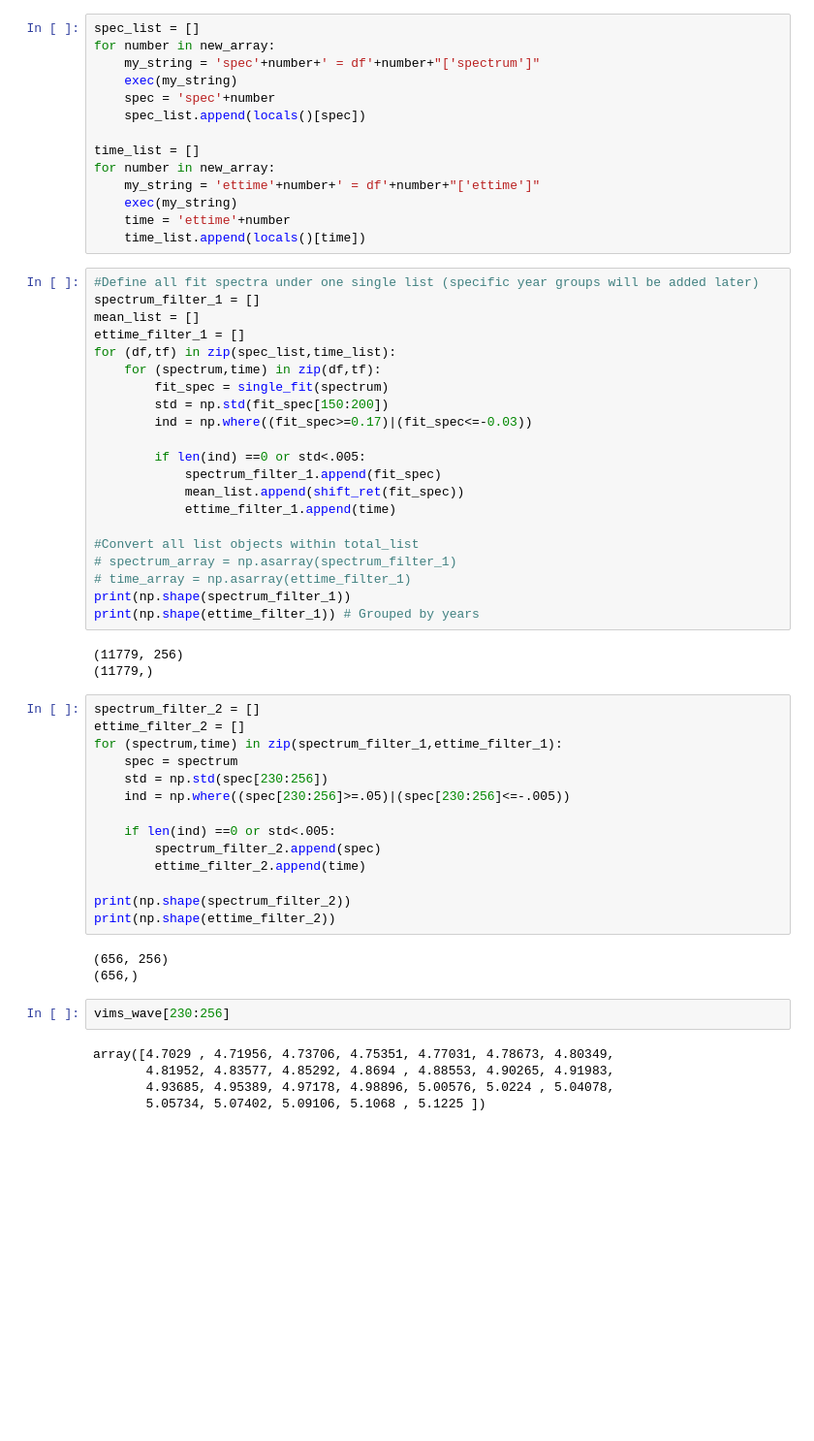
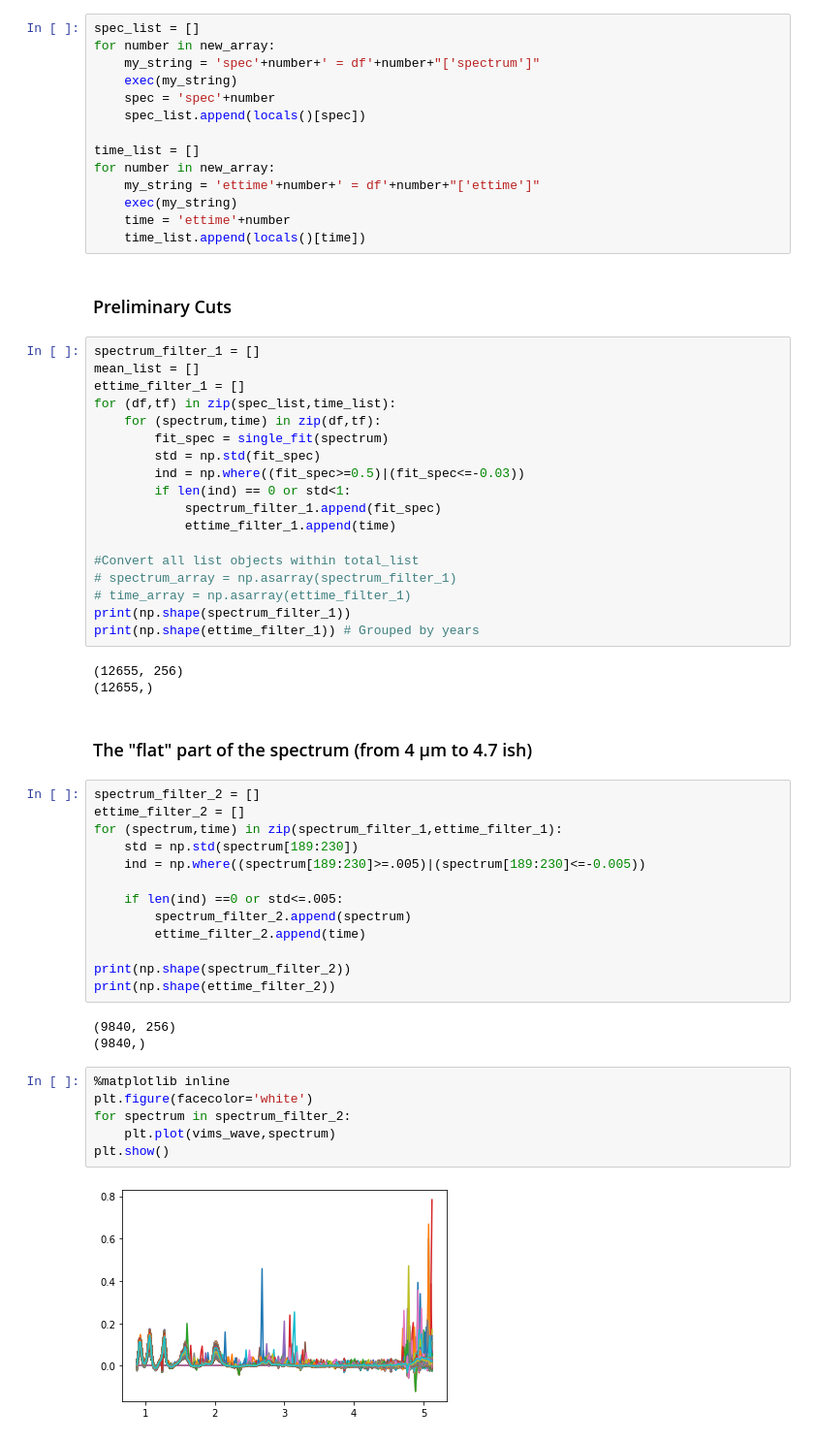
Before and after one commit to lucaslibshutz/spectralResearch, a Jupyter notebook: filtering_test.ipynb, the cells around one changed output. Shown at 97% size. Saved outputs shown, nothing was run; the diff lists cells and outputs as text; blank space fills up the shorter version.

```diff
--- a/filtering_test.ipynb
+++ b/filtering_test.ipynb
@@ -68,20 +68,19 @@ for number in new_array:
     exec(my_string)
     time = 'ettime'+number
     time_list.append(locals()[time])
+# %% [markdown]
+### Preliminary Cuts
 # %%
-#Define all fit spectra under one single list (specific year groups will be added later)
 spectrum_filter_1 = []
 mean_list = []
 ettime_filter_1 = []
 for (df,tf) in zip(spec_list,time_list):
     for (spectrum,time) in zip(df,tf):
         fit_spec = single_fit(spectrum)
-        std = np.std(fit_spec[150:200])
-        ind = np.where((fit_spec>=0.17)|(fit_spec<=-0.03))
-
-        if len(ind) ==0 or std<.005:
+        std = np.std(fit_spec)
+        ind = np.where((fit_spec>=0.5)|(fit_spec<=-0.03))
+        if len(ind) == 0 or std<1:
             spectrum_filter_1.append(fit_spec)
-            mean_list.append(shift_ret(fit_spec))
             ettime_filter_1.append(time)
 
 #Convert all list objects within total_list
@@ -90,29 +89,31 @@ for (df,tf) in zip(spec_list,time_list):
 print(np.shape(spectrum_filter_1))
 print(np.shape(ettime_filter_1)) # Grouped by years
 # %% [output]
-(11779, 256)
-(11779,)
+(12655, 256)
+(12655,)
+# %% [markdown]
+### The "flat" part of the spectrum (from 4 µm to 4.7 ish)
 # %%
 spectrum_filter_2 = []
 ettime_filter_2 = []
 for (spectrum,time) in zip(spectrum_filter_1,ettime_filter_1):
-    spec = spectrum
-    std = np.std(spec[230:256])
-    ind = np.where((spec[230:256]>=.05)|(spec[230:256]<=-.005))
+    std = np.std(spectrum[189:230])
+    ind = np.where((spectrum[189:230]>=.005)|(spectrum[189:230]<=-0.005))
 
-    if len(ind) ==0 or std<.005:
-        spectrum_filter_2.append(spec)
+    if len(ind) ==0 or std<=.005:
+        spectrum_filter_2.append(spectrum)
         ettime_filter_2.append(time)
 
 print(np.shape(spectrum_filter_2))
 print(np.shape(ettime_filter_2))
 # %% [output]
-(656, 256)
-(656,)
+(9840, 256)
+(9840,)
-# %%
-vims_wave[230:256]
-# %% [output]
-array([4.7029 , 4.71956, 4.73706, 4.75351, 4.77031, 4.78673, 4.80349,
-       4.81952, 4.83577, 4.85292, 4.8694 , 4.88553, 4.90265, 4.91983,
-       4.93685, 4.95389, 4.97178, 4.98896, 5.00576, 5.0224 , 5.04078,
-       5.05734, 5.07402, 5.09106, 5.1068 , 5.1225 ])
+# %%
+%matplotlib inline
+plt.figure(facecolor='white')
+for spectrum in spectrum_filter_2:
+    plt.plot(vims_wave,spectrum)
+plt.show()
+# %% [output]
+[figure, added]
```
Also changed, not shown: parts of 1 cell of this notebook, 2 other files.
